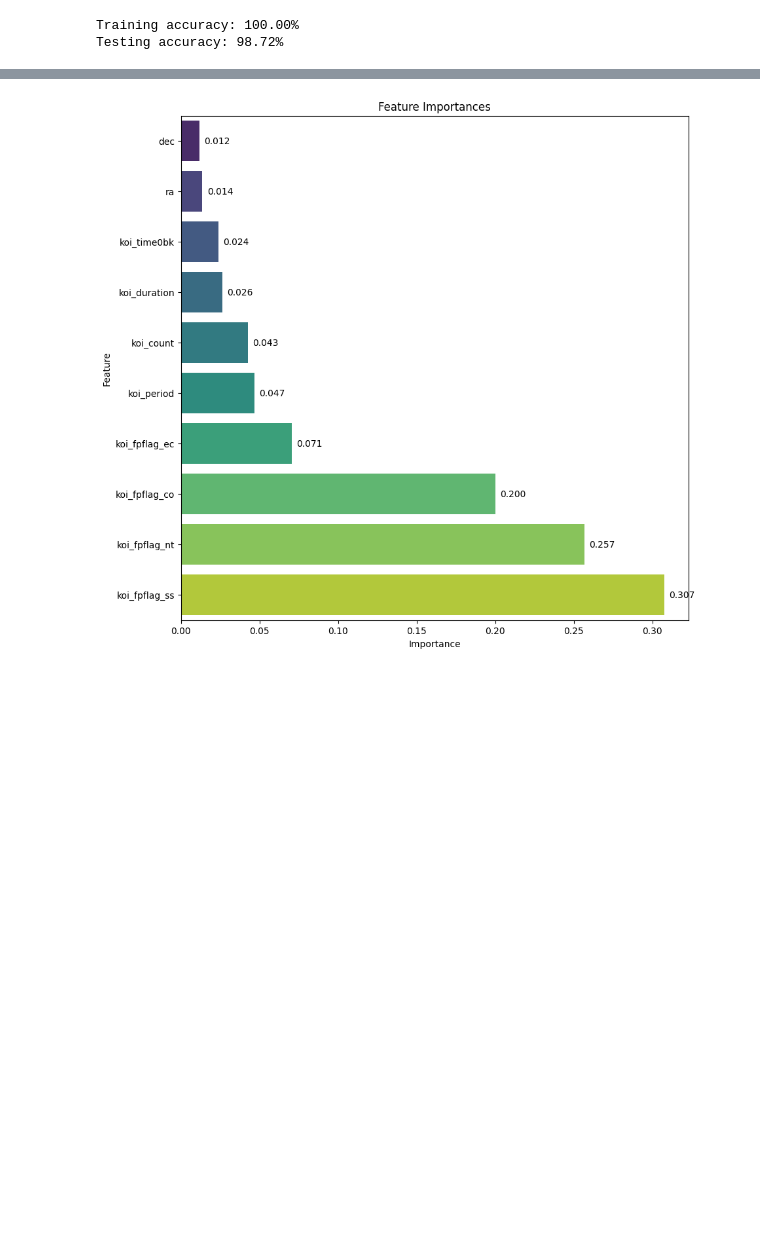
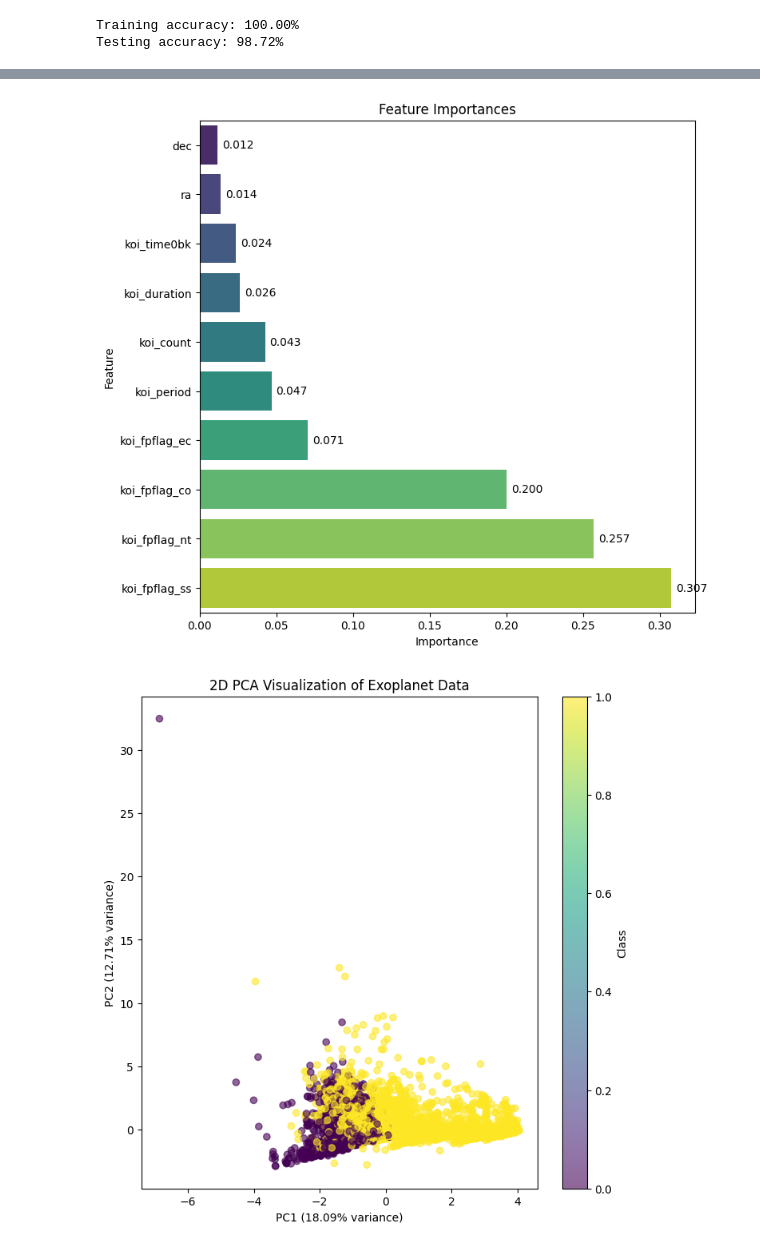
Before and after one commit to hieupt810/nasa_exoplanets_classification, a Jupyter notebook: cumulative.ipynb, the cells around one changed output, grey strips where cells are left out. Drawn from its saved outputs; the diff is of its cells as text; code cells hidden in the pictures; blank space fills up the shorter version.

```diff
--- a/cumulative.ipynb
+++ b/cumulative.ipynb
@@ -130,7 +137,7 @@ feature_names = df.drop(columns=[COLUMN_FOR_CLASSIFICATION]).columns.tolist()
 importances = rf_clf.feature_importances_
 feat_series = pd.Series(importances, index=feature_names).sort_values(ascending=True)
 
-plt.figure(figsize=(10, 10))
+plt.figure(figsize=FIG_SIZE)
 ax = sns.barplot(x=feat_series.values, y=feat_series.index, palette="viridis")
 plt.xlabel("Importance")
 plt.ylabel("Feature")
@@ -140,4 +147,21 @@ for i, v in enumerate(feat_series.values):
 
 plt.show()
 # %% [output]
-[figure, old version]
+[figure, new version]
+# %%
+from sklearn.decomposition import PCA
+
+# Apply PCA with 2 components
+pca_2d = PCA(n_components=2, random_state=RANDOM_STATE)
+X_pca_2d = pca_2d.fit_transform(X)
+
+# Create 2D PCA plot
+plt.figure(figsize=FIG_SIZE)
+scatter = plt.scatter(X_pca_2d[:, 0], X_pca_2d[:, 1], c=y, cmap="viridis", alpha=0.6)
+plt.colorbar(scatter, label="Class")
+plt.xlabel(f"PC1 ({pca_2d.explained_variance_ratio_[0]:.2%} variance)")
+plt.ylabel(f"PC2 ({pca_2d.explained_variance_ratio_[1]:.2%} variance)")
+plt.title("2D PCA Visualization of Exoplanet Data")
+plt.show()
+# %% [output]
+[figure, added]
```
Also changed, not shown: parts of 8 cells of this notebook, 1 other file.
